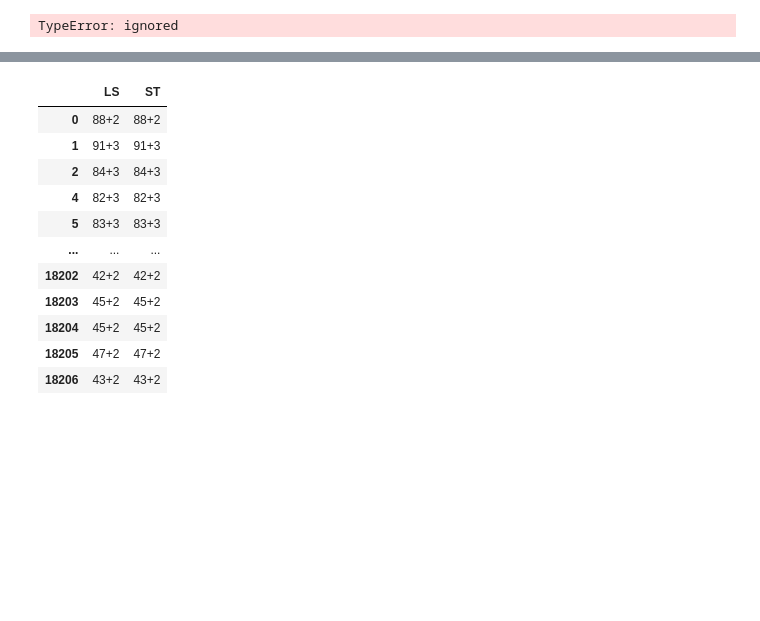
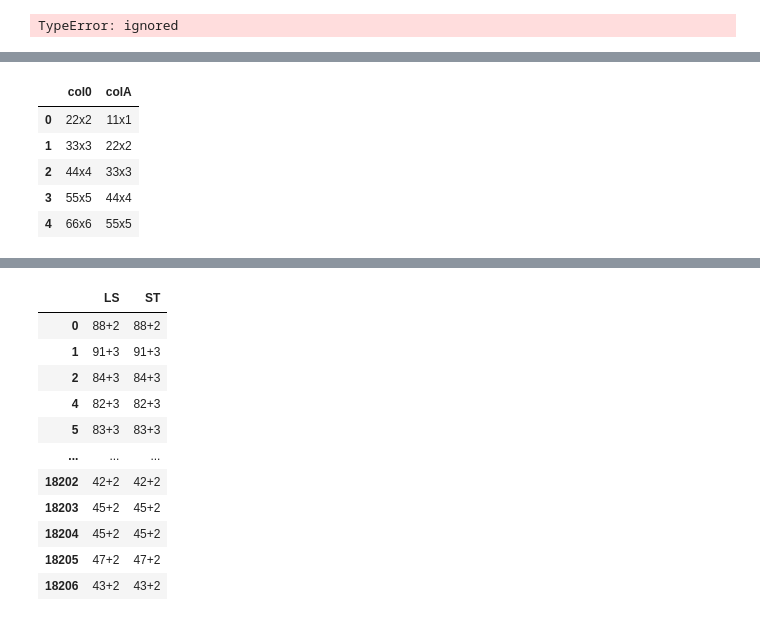
Before and after one commit to Nikitaion/TensorFlowLearning, a Jupyter notebook: 11_tensorflow_exam_skills_checklist.ipynb, the cells around one changed output, grey strips where cells are left out. Cells and saved outputs as stored; diff of their text form; code cells hidden in the pictures; blank space fills up the shorter version.

```diff
--- a/11_tensorflow_exam_skills_checklist.ipynb
+++ b/11_tensorflow_exam_skills_checklist.ipynb
@@ -603,0 +626,9 @@ test_df[["col0", "colA"]].apply(lambda x: x+1)
+# %%
+test_df[["col0", "colA"]].apply(lambda x: x.replace("x", ""))
+# %% [output]
+|  | col0 | colA |
+| 0 | 22x2 | 11x1 |
+| 1 | 33x3 | 22x2 |
+| 2 | 44x4 | 33x3 |
+| 3 | 55x5 | 44x4 |
+| 4 | 66x6 | 55x5 |
```
Also changed, not shown: parts of 25 cells of this notebook.
